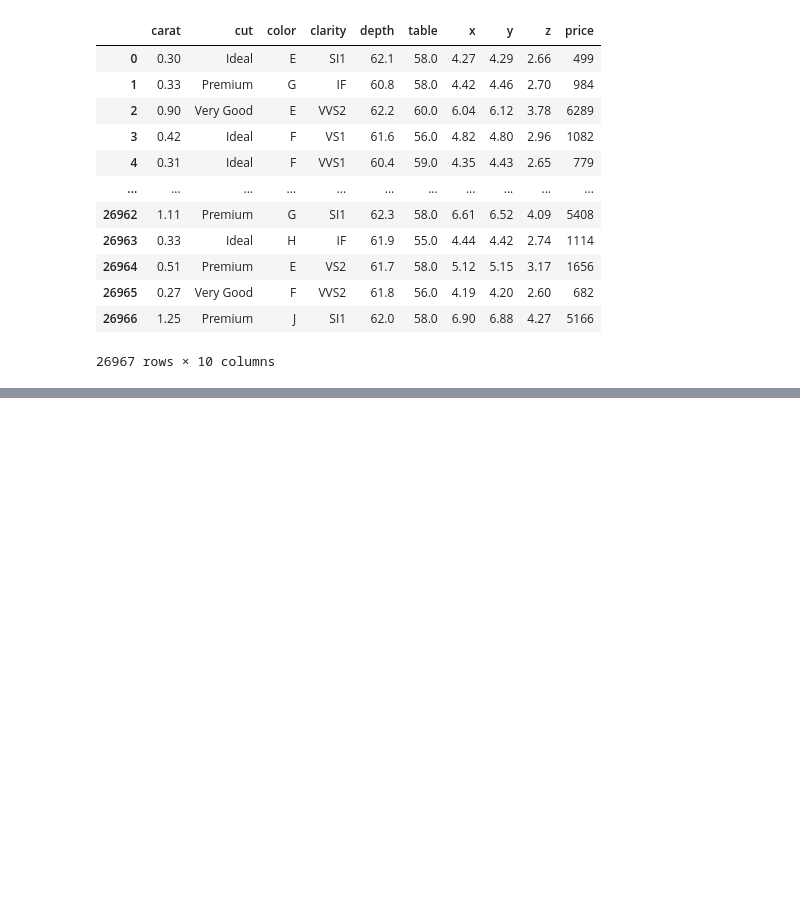
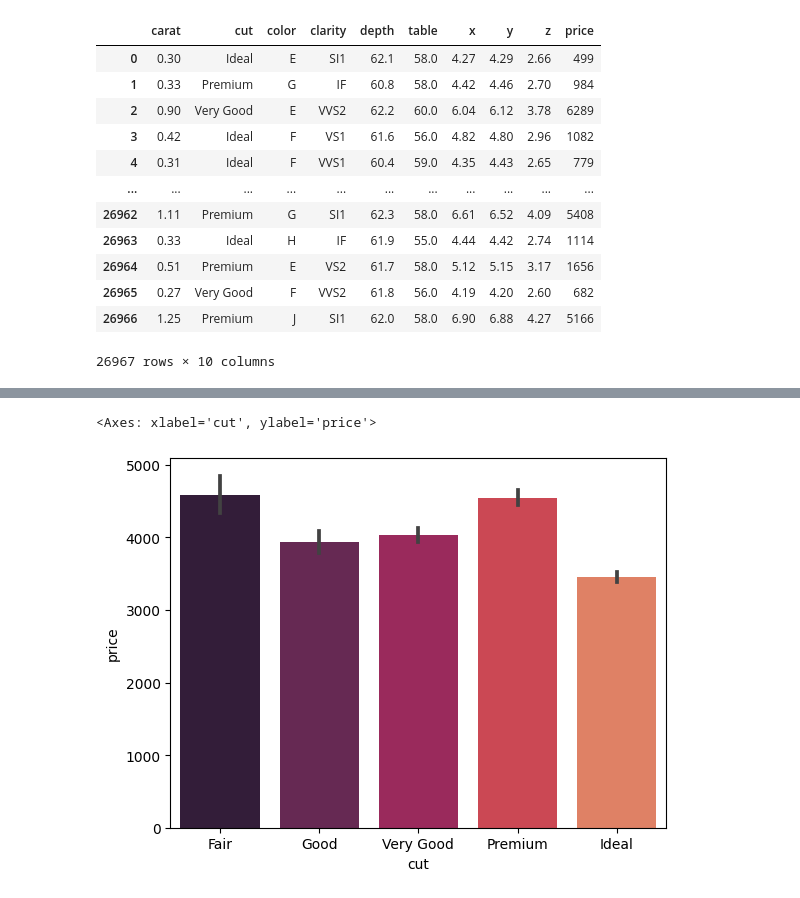
Before and after one commit to nikhil4859/Diamond-Price-Prediction, a Jupyter notebook: Diamond Price Prediction.ipynb, the cells around one changed output, grey strips where cells are left out. Saved outputs shown, nothing was run; the diff lists cells and outputs as text; code cells hidden in the pictures; blank space fills up the shorter version.

Commit message:
Kaggle Notebook | Diamond Price Prediction | Version 1

```diff
--- a/Diamond Price Prediction.ipynb
+++ b/Diamond Price Prediction.ipynb
@@ -54,0 +122,4 @@ df #checking the data frame
+# %%
+df.drop(drop[0:], inplace=True) #we have dropped all the selected index from the drop assignment
+# %%
+df.reset_index(inplace=True) #We have reset the index here.
@@ -54,0 +138,2 @@ df #checking the data frame
+# %%
+df.drop('index', inplace = True, axis = 1)
@@ -54,0 +180,2 @@ df #checking the data frame
+# %%
+sns.set_palette("rocket")
@@ -54,0 +202,5 @@ df #checking the data frame
+# %%
+sns.barplot(data = df, x = df['cut'], y = df['price'], order = ['Fair', 'Good', 'Very Good', 'Premium', 'Ideal'])
+# %% [output]
+<Axes: xlabel='cut', ylabel='price'>
+[figure, added]
```
Also changed, not shown: parts of 86 cells of this notebook.
